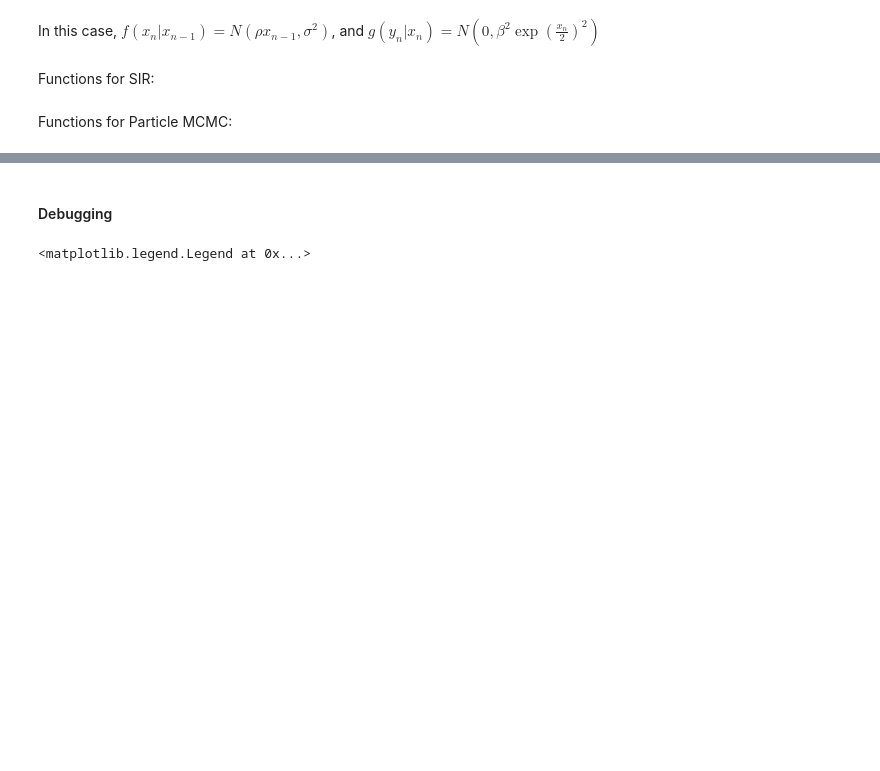
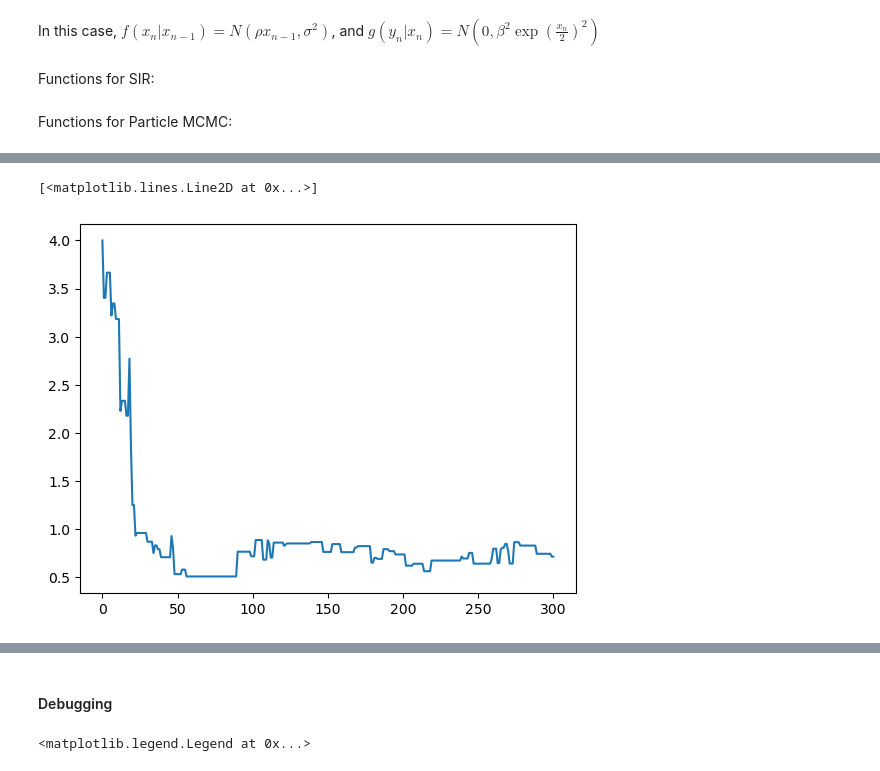
Before and after one commit to Gautam-Chauhan/Advanced-Simulation-Coursework, a Jupyter notebook: Q3.ipynb, the cells around one changed output, grey strips where cells are left out. Drawn from its saved outputs; the diff is of its cells as text; code cells hidden in the pictures; blank space fills up the shorter version.

```diff
--- a/Q3.ipynb
+++ b/Q3.ipynb
@@ -76,7 +91,7 @@ def resample(omega, X, rng):
 
     return new_X
 # %%
-def SIR(y,rho,sigma2,beta2,N):
+def SIR(y,rho,sigma2,beta2,N,rng):
 
     # Get the full length of the sequence
     T = len(y)
@@ -87,7 +102,6 @@ def SIR(y,rho,sigma2,beta2,N):
 
     # TIME 0
     # Sample from initial proposal (N(0,0.1^2))
-    rng = np.random.default_rng(seed=0)
     X[:,0] = stats.norm.rvs(loc=0,scale=0.1,size=N,random_state=rng)
 
     # Calculated log unnormalised weights and store them
@@ -103,7 +117,6 @@ def SIR(y,rho,sigma2,beta2,N):
     for n in range(1,T):
 
         m,S = prop_mean_var(y[n],X[:,n-1],rho,sigma2)
-        rng = np.random.default_rng(seed=n)
         X[:,n] = stats.norm.rvs(loc=m,scale=np.sqrt(S),random_state=rng)
 
         # log_omega = log_f(X[:,n],X[:,n-1],rho,sigma2) + log_g(X[:,n],y[n],beta2) - log_q(X[:,n],m,S)
@@ -330,2 +140,0 @@ def particle_mcmc2(y,iters,sd_rho,sd_sigma2,sd_beta2):
-# %%
-rho_chain, sigma2_chain, beta2_chain, all_X = particle_mcmc(y,iters=100,sd_rho=0.1,sd_sigma2=0.1,sd_beta2=1e-4)
@@ -359,0 +141,30 @@ Things to note about the standard deviations of the random walks:
+# %%
+def log_prior(rho,sigma2,beta2):
+
+    # # Uniform prior for rho
+    # if rho>-1 and rho<1:
+    #     log_prho = np.log(1/2)
+    # else:
+    #     log_prho = float("-inf")
+
+    # IG(2,0.1) prior for sigma2
+    a = 2
+    b = 0.1
+    if sigma2 > 0:
+        log_psigma2 = a*np.log(b) - np.log(gamma(a)) - (a+1)*np.log(sigma2) - b/sigma2
+    else:
+        log_psigma2 = float("-inf")
+
+
+    # IG(1,1) prior for beta2
+    if beta2 > 0:
+        log_pbeta2 = -2*np.log(beta2) - 1/beta2
+    else:
+        log_pbeta2 = float("-inf")
+
+    log_prho = stats.beta.logpdf(rho,a=2,b=2,loc=-1,scale=2)
+
+    # Multiply densities <=> Add log densities
+    val = log_prho + log_psigma2 + log_pbeta2
+
+    return val
@@ -359,0 +253,2 @@ Things to note about the standard deviations of the random walks:
+# %%
+rho_chain, sigma2_chain, beta2_chain = particle_mcmc(y,300,0.5,0.5,0.2)
@@ -359,0 +273,6 @@ Things to note about the standard deviations of the random walks:
+# %%
+timesteps=np.arange(301)
+plt.plot(timesteps,beta2_chain)
+# %% [output]
+[<matplotlib.lines.Line2D at 0x...>]
+[figure, added]
```
Also changed, not shown: parts of 17 cells of this notebook, 1 other file.
